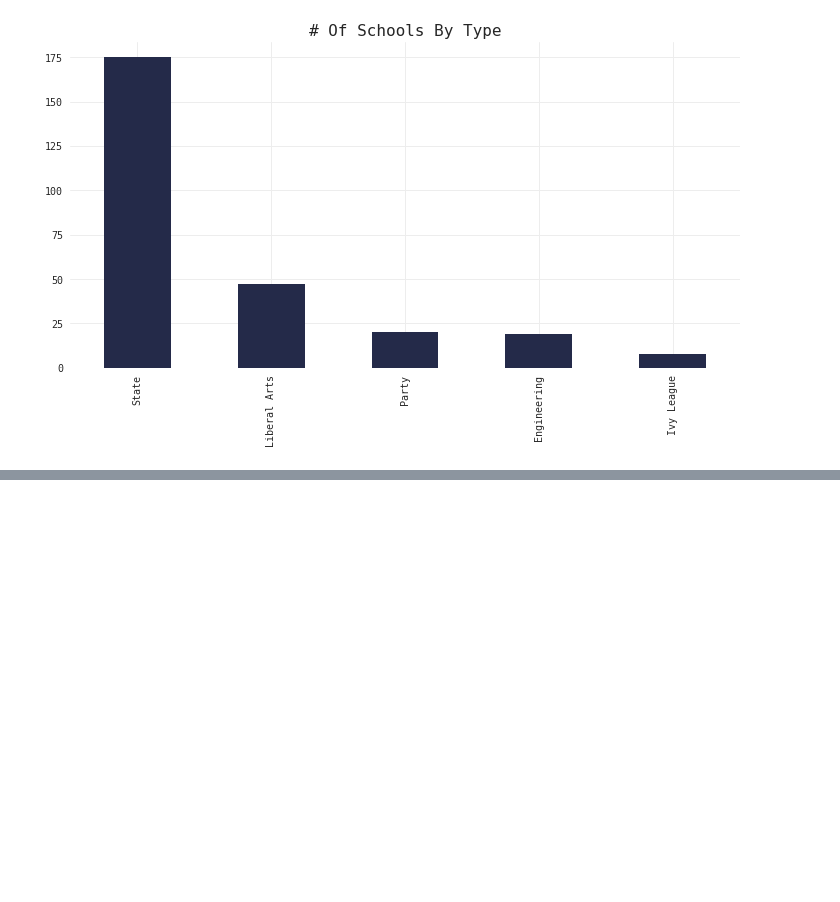
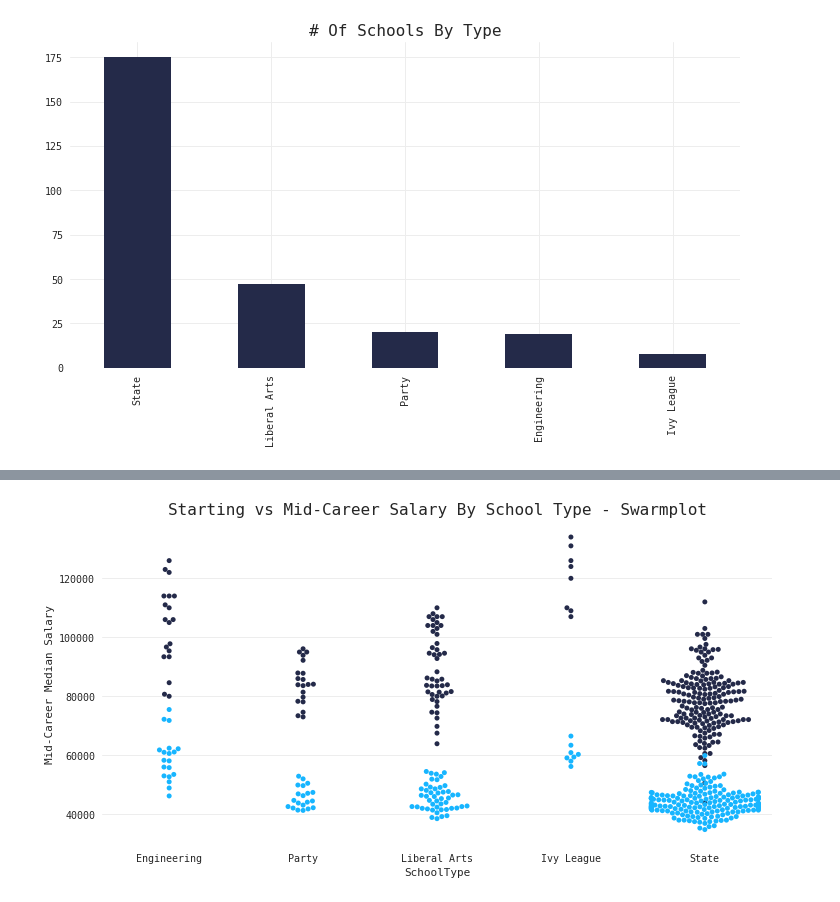
Before and after one commit to qu4ku/datasets-analysis, a Jupyter notebook: 002-collage-salaries.ipynb, the cells around one changed output, grey strips where cells are left out. Drawn from its saved outputs; the diff is of its cells as text; code cells hidden in the pictures; blank space fills up the shorter version.

```diff
--- a/002-collage-salaries.ipynb
+++ b/002-collage-salaries.ipynb
@@ -310 +310,9 @@ plt.ylabel('Mid-Career Median Salary');
+# %%
+sns.swarmplot(x=type_df.SchoolType, y=type_df.Mid50, color=MC)
+sns.swarmplot(x=type_df.SchoolType, y=type_df.Bgn50, color=colors[1])
+# sns.swarmplot(x=type_df.SchoolType, y=type_df.Mid10, color=colors[1])
+plt.title('Starting vs Mid-Career Salary By School Type - Swarmplot');
+plt.ylabel('Mid-Career Median Salary');
+# %% [output]
+[figure, added]
 # %%
```
Also changed, not shown: parts of 4 cells of this notebook.
